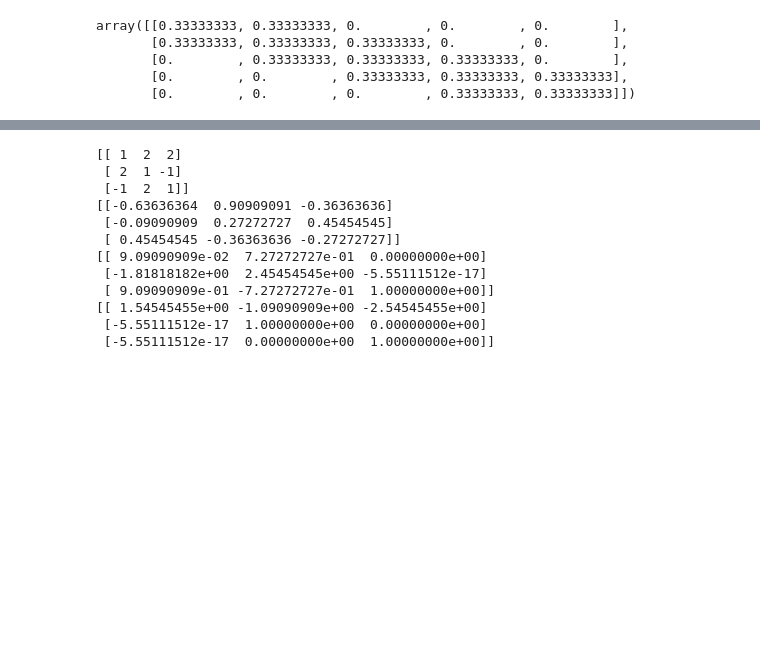
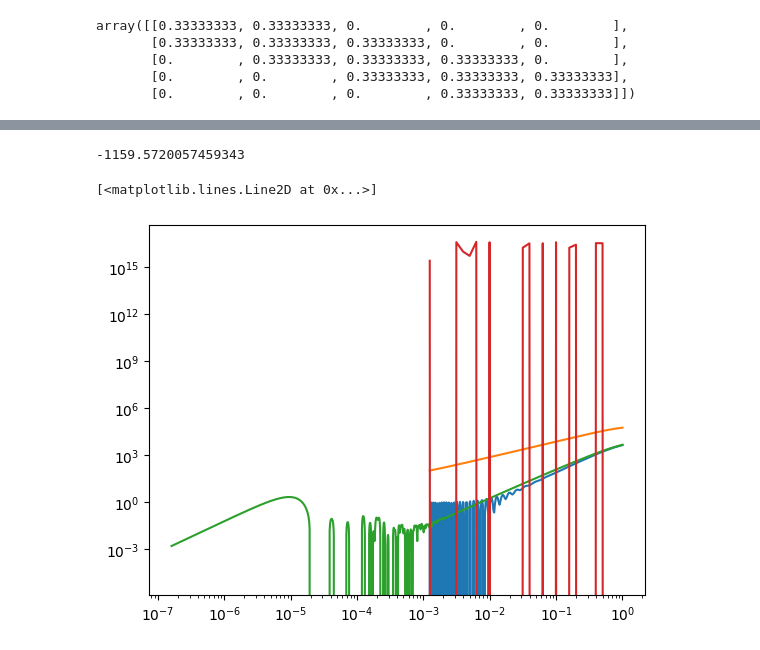
Before and after one commit to eriksteenberg/Power-spectrum-Test, a Jupyter notebook: Samlet vs. seperate diff. eq. bonus - Det er her magien sker.ipynb, the cells around one changed output, grey strips where cells are left out. Drawn from its saved outputs; the diff is of its cells as text; code cells hidden in the pictures; blank space fills up the shorter version.

```diff
--- a/Samlet vs. seperate diff. eq. bonus - Det er her magien sker.ipynb
+++ b/Samlet vs. seperate diff. eq. bonus - Det er her magien sker.ipynb
@@ -853,20 +968,23 @@ plt.loglog(a,f(a,1))
-# %%
-A = np.matrix([[1,2,2],[2,1,-1],[-1,2,1]])
-print(A)
-B = np.matrix([[-7,10,-4],[-1,3,5],[5,-4,-3]])/11
-print(B)
-print(A@B)
-print(B@A)
-# %% [output]
-[[ 1  2  2]
- [ 2  1 -1]
- [-1  2  1]]
-[[-0.63636364  0.90909091 -0.36363636]
- [-0.09090909  0.27272727  0.45454545]
- [ 0.45454545 -0.36363636 -0.27272727]]
-[[ 9.09090909e-02  7.27272727e-01  0.00000000e+00]
- [-1.81818182e+00  2.45454545e+00 -5.55111512e-17]
- [ 9.09090909e-01 -7.27272727e-01  1.00000000e+00]]
-[[ 1.54545455e+00 -1.09090909e+00 -2.54545455e+00]
- [-5.55111512e-17  1.00000000e+00  0.00000000e+00]
- [-5.55111512e-17  0.00000000e+00  1.00000000e+00]]
+# %%
+
+
+def g(a,c1,c2):
+    val = 2*cs_factor*k*T0/(np.sqrt(a)*H0*mv*np.sqrt(Omega_M))
+    si,ci = special.sici(val)
+    return 4 * cs_factor**2 * delta0*k**2*T0/(a0*H0**2 * mv**2 * Omega_M) *(ci*np.cos(val)+si*np.sin(val)) + a *delta0/a0 + c1 * np.sin(val) + c2*np.cos(val)
+
+
+
+print((-1e3-np.cos(2*k*cs(1,mv,cs_factor)/(H0*np.sqrt(Omega_M))))/np.sin(2*k*cs(1,mv,cs_factor)/(H0*np.sqrt(Omega_M))))
+
+paste()
+
+plt.loglog(a_class,-delta_neutrino_class)
+a = np.logspace(np.log10(a0),0,30)
+#plt.loglog(a_class,delta_neutrino_class)
+plt.loglog(a,g(a,-1158,1))
+#plt.loglog(a,-f(a,0))
+# %% [output]
+-1159.5720057459343
+[<matplotlib.lines.Line2D at 0x...>]
+[figure, added]
```
Also changed, not shown: parts of 6 cells of this notebook.
